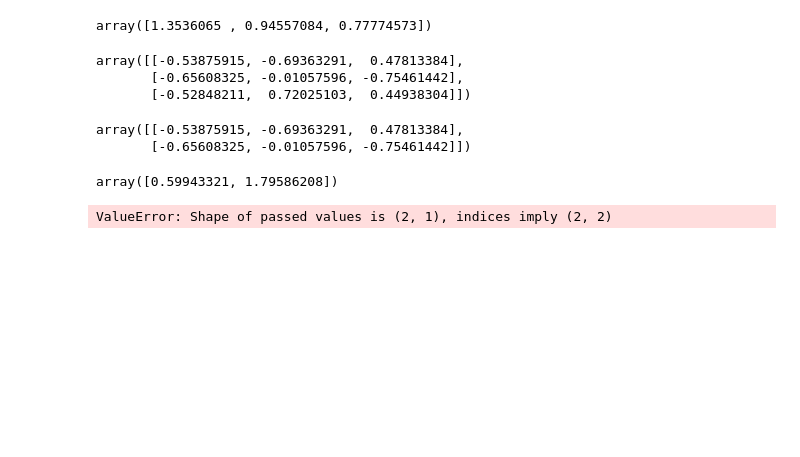
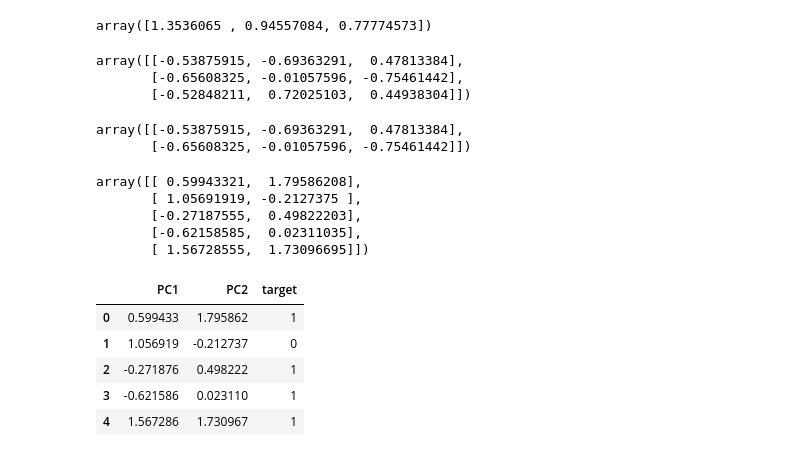
Before and after one commit to whosthemaan/100_days_of_ML, a Jupyter notebook: PCA_3D_to_2D.ipynb, the cells around one changed output. Cells and saved outputs as stored; diff of their text form; code cells hidden in the pictures; blank space fills up the shorter version.

```diff
--- a/PCA_3D_to_2D.ipynb
+++ b/PCA_3D_to_2D.ipynb
@@ -86,11 +86,21 @@ array([[-0.53875915, -0.69363291,  0.47813384],
        [-0.65608325, -0.01057596, -0.75461442]])
 # %%
 transformed_df = np.dot(df.iloc[:, 0:3], pc.T)
-transformed_df
+transformed_df[:5]
 # %% [output]
-array([0.59943321, 1.79586208])
+array([[ 0.59943321,  1.79586208],
+       [ 1.05691919, -0.2127375 ],
+       [-0.27187555,  0.49822203],
+       [-0.62158585,  0.02311035],
+       [ 1.56728555,  1.73096695]])
 # %%
 new_df = pd.DataFrame(transformed_df, columns=['PC1', 'PC2'])
 new_df['target'] = df['target'].values
+new_df.head()
 # %% [output]
-ValueError: Shape of passed values is (2, 1), indices imply (2, 2)
+|  | PC1 | PC2 | target |
+| 0 | 0.599433 | 1.795862 | 1 |
+| 1 | 1.056919 | -0.212737 | 0 |
+| 2 | -0.271876 | 0.498222 | 1 |
+| 3 | -0.621586 | 0.023110 | 1 |
+| 4 | 1.567286 | 1.730967 | 1 |
```
Also changed, not shown: parts of 1 cell of this notebook, 2 other files.
